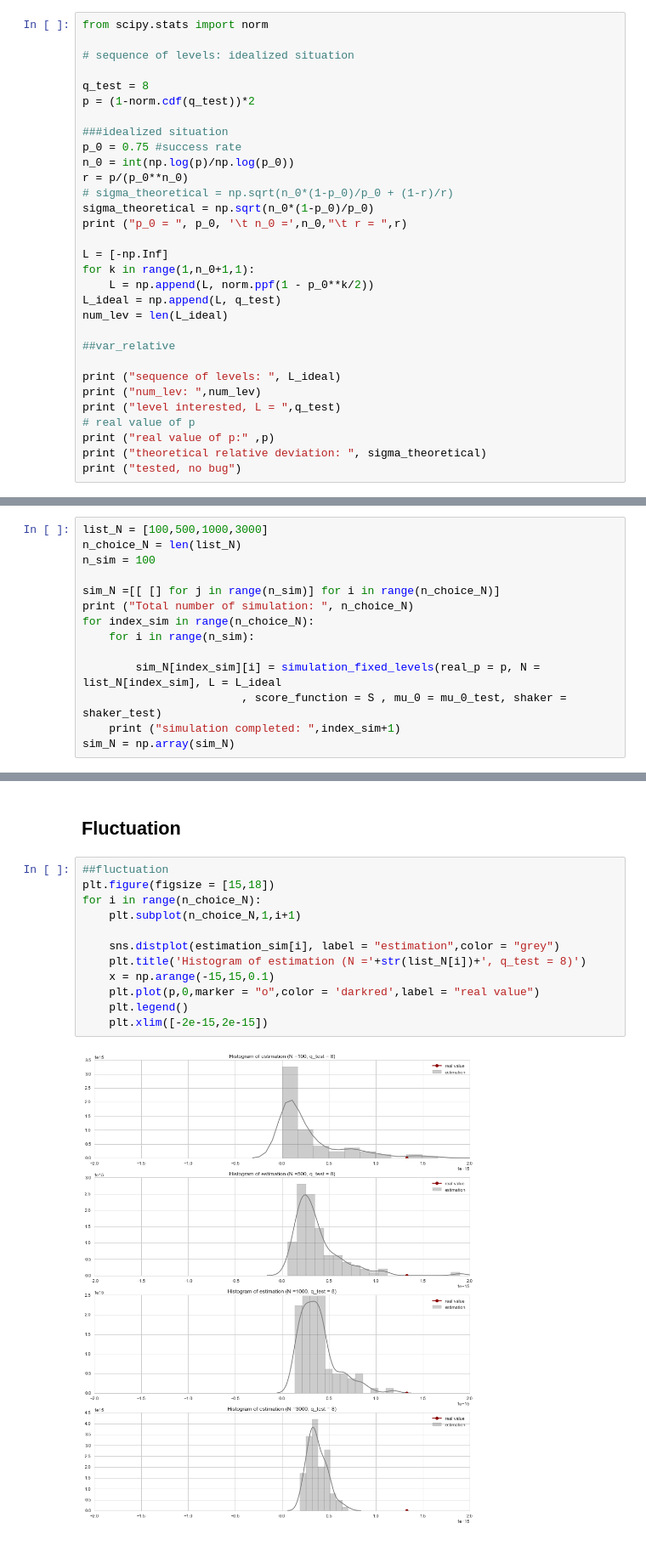
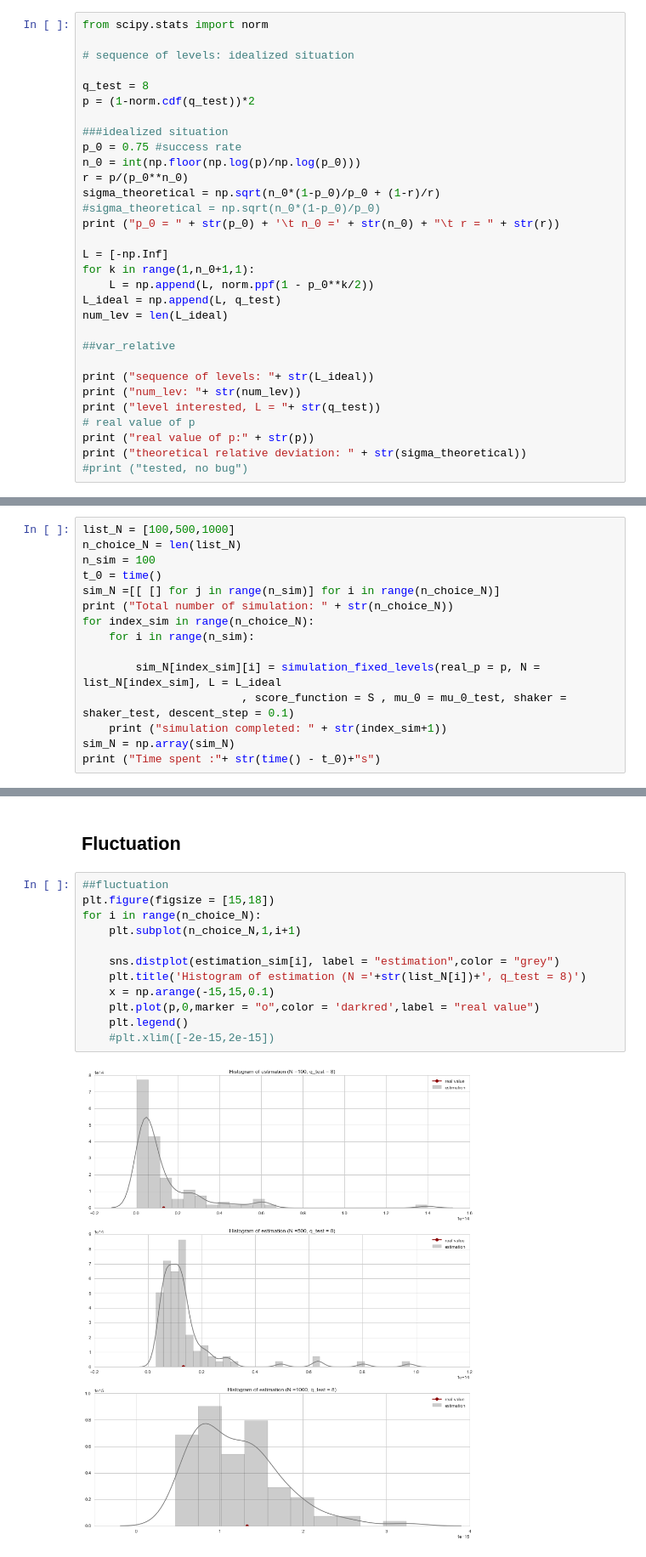
Before and after one commit to MGIMM/Rare-Events, a Jupyter notebook: simulation/Fluctuation_analysis_fixed_level_(toy_example).ipynb, the cells around one changed output, grey strips where cells are left out. Shown: that part at 85% size. Saved outputs shown, nothing was run; the diff lists cells and outputs as text.

```diff
--- a/simulation/Fluctuation_analysis_fixed_level_(toy_example).ipynb
+++ b/simulation/Fluctuation_analysis_fixed_level_(toy_example).ipynb
@@ -25,11 +25,11 @@ p = (1-norm.cdf(q_test))*2
 
 ###idealized situation
 p_0 = 0.75 #success rate
-n_0 = int(np.log(p)/np.log(p_0))
+n_0 = int(np.floor(np.log(p)/np.log(p_0)))
 r = p/(p_0**n_0)
-# sigma_theoretical = np.sqrt(n_0*(1-p_0)/p_0 + (1-r)/r)
-sigma_theoretical = np.sqrt(n_0*(1-p_0)/p_0)
-print ("p_0 = ", p_0, '\t n_0 =',n_0,"\t r = ",r)
+sigma_theoretical = np.sqrt(n_0*(1-p_0)/p_0 + (1-r)/r)
+#sigma_theoretical = np.sqrt(n_0*(1-p_0)/p_0)
+print ("p_0 = " + str(p_0) + '\t n_0 =' + str(n_0) + "\t r = " + str(r))
 
 L = [-np.Inf]
 for k in range(1,n_0+1,1):
@@ -39,11 +39,11 @@ num_lev = len(L_ideal)
 
 ##var_relative
 
-print ("sequence of levels: ", L_ideal)
-print ("num_lev: ",num_lev)
-print ("level interested, L = ",q_test)
+print ("sequence of levels: "+ str(L_ideal))
+print ("num_lev: "+ str(num_lev))
+print ("level interested, L = "+ str(q_test))
 # real value of p
-print ("real value of p:" ,p)
-print ("theoretical relative deviation: ", sigma_theoretical)
-print ("tested, no bug")
+print ("real value of p:" + str(p))
+print ("theoretical relative deviation: " + str(sigma_theoretical))
+#print ("tested, no bug")
 # %% [output]
@@ -154,15 +187,16 @@ simulation_fixed_levels(real_p = p ,N = 1000, L = L_ideal
 # %%
-list_N = [100,500,1000,3000]
+list_N = [100,500,1000]
 n_choice_N = len(list_N)
 n_sim = 100
-
+t_0 = time()
 sim_N =[[ [] for j in range(n_sim)] for i in range(n_choice_N)]
-print ("Total number of simulation: ", n_choice_N)
+print ("Total number of simulation: " + str(n_choice_N))
 for index_sim in range(n_choice_N):
     for i in range(n_sim):
 
         sim_N[index_sim][i] = simulation_fixed_levels(real_p = p, N = list_N[index_sim], L = L_ideal
-                        , score_function = S , mu_0 = mu_0_test, shaker = shaker_test)
-    print ("simulation completed: ",index_sim+1)
+                        , score_function = S , mu_0 = mu_0_test, shaker = shaker_test, descent_step = 0.1)
+    print ("simulation completed: " + str(index_sim+1))
 sim_N = np.array(sim_N)
+print ("Time spent :"+ str(time() - t_0)+"s")
 # %% [output]
@@ -185,17 +219,17 @@ print ("\sqrt N * std of relative deviation : ", std_sqrtN )
 # %%
 ##fluctuation
 plt.figure(figsize = [15,18])
 for i in range(n_choice_N):
     plt.subplot(n_choice_N,1,i+1)
 
     sns.distplot(estimation_sim[i], label = "estimation",color = "grey")
     plt.title('Histogram of estimation (N ='+str(list_N[i])+', q_test = 8)')
     x = np.arange(-15,15,0.1)
     plt.plot(p,0,marker = "o",color = 'darkred',label = "real value")
     plt.legend()
-    plt.xlim([-2e-15,2e-15])
+    #plt.xlim([-2e-15,2e-15])
 # %% [output]
-[figure, old version]
+[figure, new version]
 # %%
 ##fluctuation of variance(sigma)
 plt.figure(figsize = [15,18])
```
Also changed, not shown: parts of 10 cells of this notebook, 2 other files.
